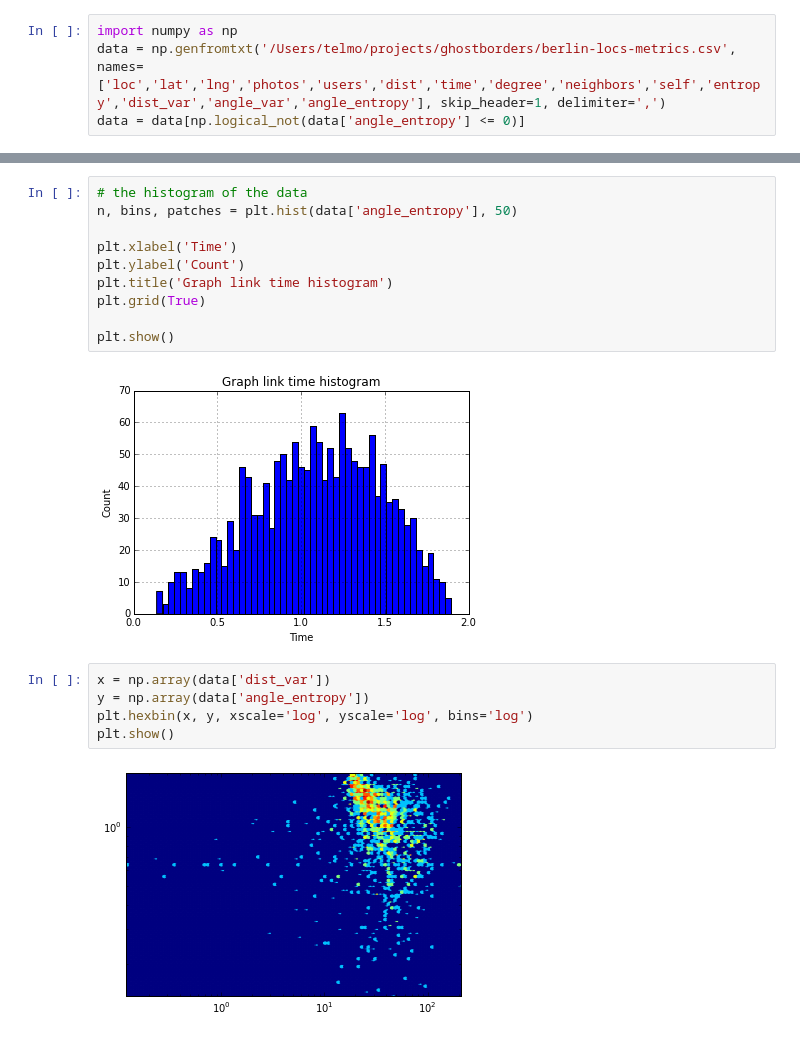
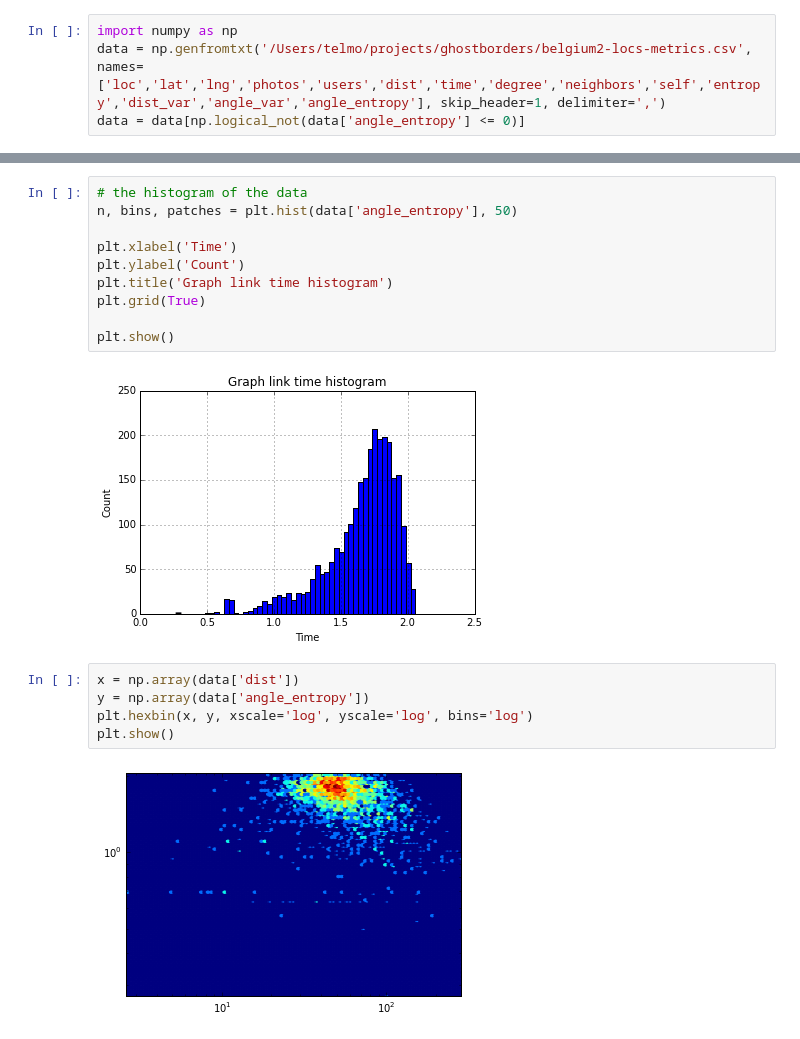
Before and after one commit to telmomenezes/ghostborders, a Jupyter notebook: ipython/loc_stats.ipynb, the cells around one changed output, grey strips where cells are left out. Saved outputs shown, nothing was run; the diff lists cells and outputs as text.

```diff
--- a/ipython/loc_stats.ipynb
+++ b/ipython/loc_stats.ipynb
@@ -1,6 +1,6 @@
 # %%
 import numpy as np
-data = np.genfromtxt('/Users/telmo/projects/ghostborders/berlin-locs-metrics.csv', names=['loc','lat','lng','photos','users','dist','time','degree','neighbors','self','entropy','dist_var','angle_var','angle_entropy'], skip_header=1, delimiter=',')
+data = np.genfromtxt('/Users/telmo/projects/ghostborders/belgium2-locs-metrics.csv', names=['loc','lat','lng','photos','users','dist','time','degree','neighbors','self','entropy','dist_var','angle_var','angle_entropy'], skip_header=1, delimiter=',')
 data = data[np.logical_not(data['angle_entropy'] <= 0)]
 # %%
 %matplotlib inline
@@ -32,14 +32,14 @@ plt.grid(True)
 
 plt.show()
 # %% [output]
-[figure, old version]
+[figure, new version]
 # %%
-x = np.array(data['dist_var'])
+x = np.array(data['dist'])
 y = np.array(data['angle_entropy'])
 plt.hexbin(x, y, xscale='log', yscale='log', bins='log')
 plt.show()
 # %% [output]
-[figure, old version]
+[figure, new version]
 # %%
 import numpy as np
 from mpl_toolkits.mplot3d import Axes3D
```
Also changed, not shown: parts of 2 cells of this notebook, 3 other files.
